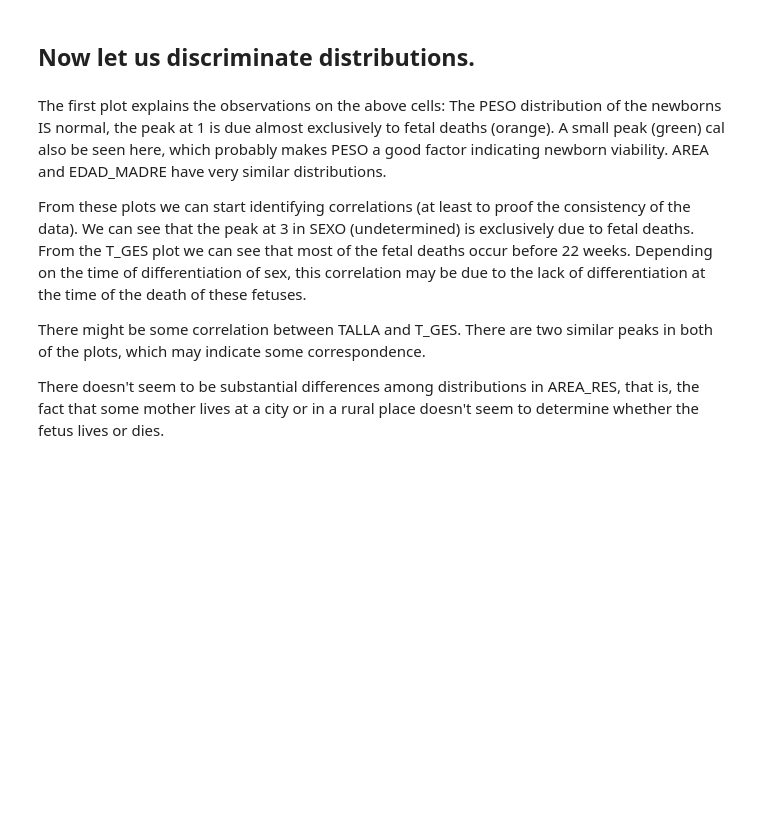
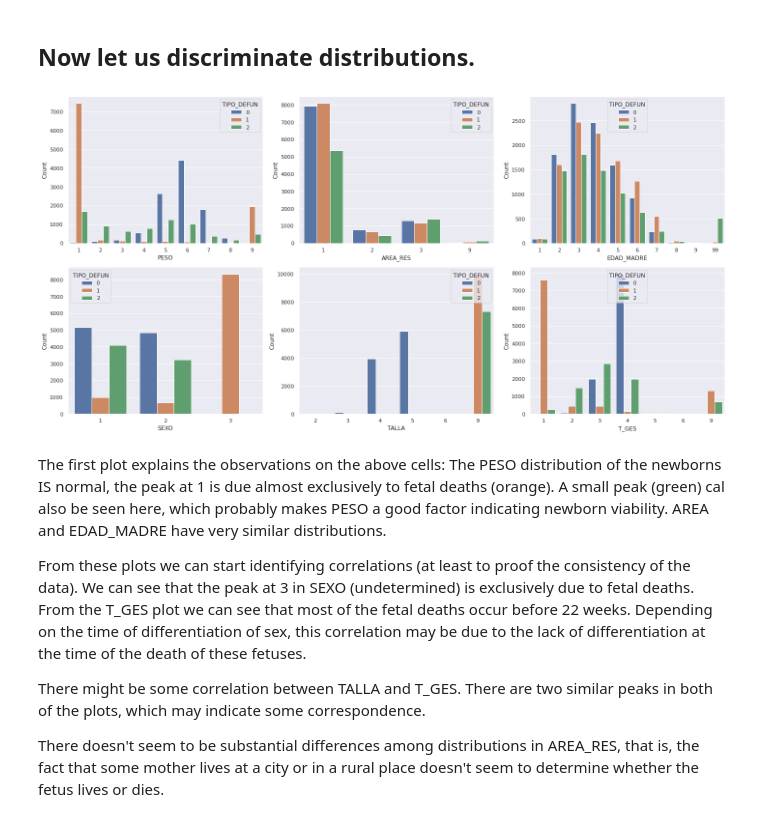
Before and after one commit to PedroOspina17/DS4A, a Jupyter notebook: Notebooks/Andres_EDA.ipynb, the cells around one changed output. Drawn from its saved outputs; the diff is of its cells as text; code cells hidden in the pictures; blank space fills up the shorter version.

```diff
--- a/Notebooks/Andres_EDA.ipynb
+++ b/Notebooks/Andres_EDA.ipynb
@@ -54,19 +87,20 @@ Most of the TALLA are missing, so it probably is not a very informative variable
 # %%
 cols = ['PESO','AREA_RES','EDAD_MADRE','SEXO','TALLA','T_GES']
 
 fig = plt.figure(figsize=(20,10))
 for i,col in enumerate(cols):
     axi = fig.add_subplot(2,3,i+1)
-    axi.set_title(col)
-    cnt_peso = (dfn[[col,'TIPO_DEFUN']]
+    cnt = (df[[col,'TIPO_DEFUN']]
                 .groupby([col,'TIPO_DEFUN'])
                 .apply(len).reset_index()
                 .rename(columns={0:'Count'}))
-    sns.barplot(data=cnt_peso,x=col,y='Count',hue='TIPO_DEFUN',ax=axi)
+    sns.barplot(data=cnt,x=col,y='Count',hue='TIPO_DEFUN',ax=axi)
 
 plt.tight_layout()
-plt.savefig('../Plots/InitialDiscrimDists.png')
+#plt.savefig('../Plots/InitialDiscrimDists.png')
 plt.show()
+# %% [output]
+[figure, added]
 # %% [markdown]
 The first plot explains the observations on the above cells: The PESO distribution of the newborns IS normal, the peak at 1 is due almost exclusively to fetal deaths (orange). A small peak (green) cal also be seen here, which probably makes PESO a good factor indicating newborn viability. AREA and EDAD_MADRE have very similar distributions.
 
```
Also changed, not shown: parts of 18 cells of this notebook, 4 other files.
